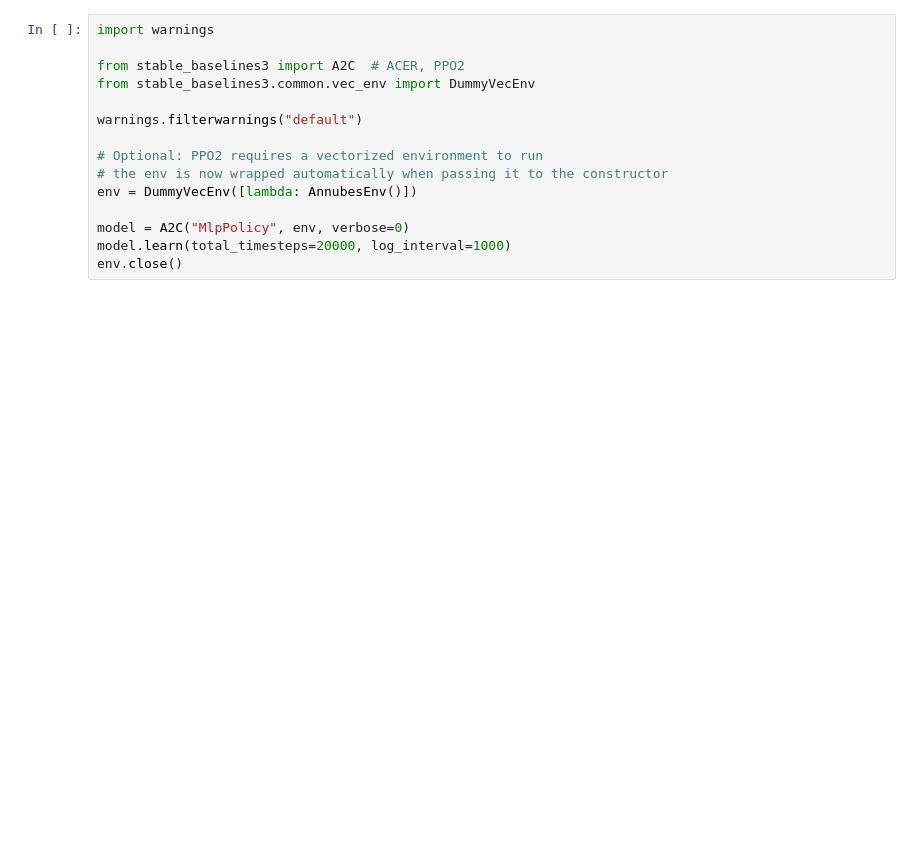
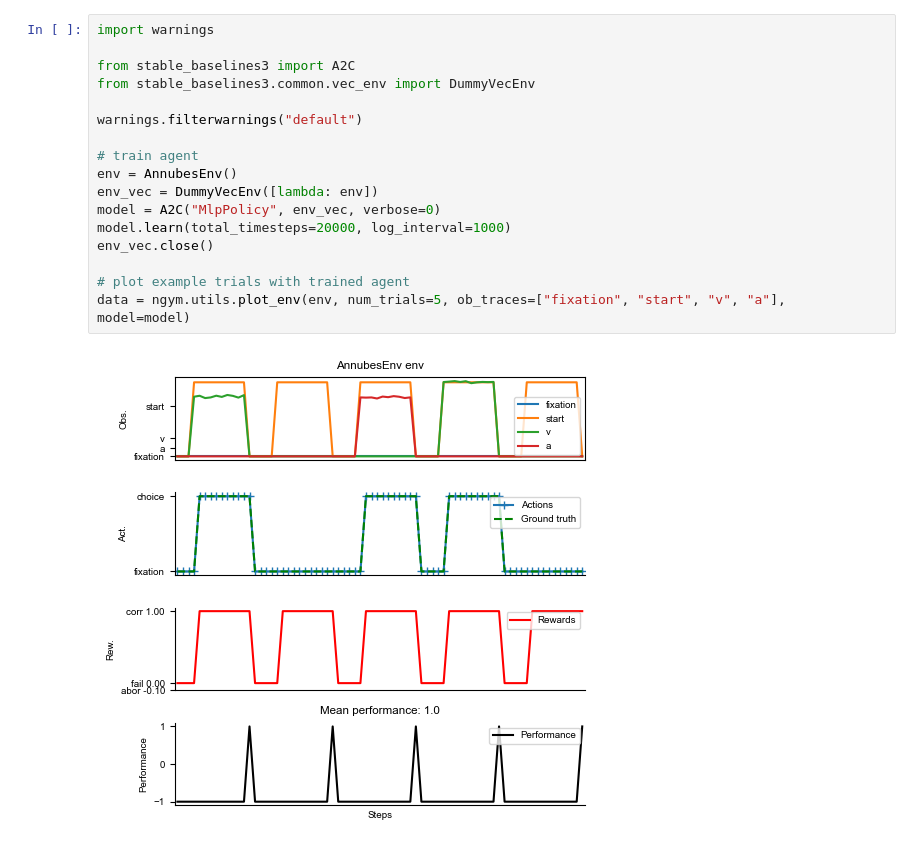
Before and after one commit to neurogym/neurogym, a Jupyter notebook: examples/example_annubes.ipynb, the cells around one changed output. Saved outputs shown, nothing was run; the diff lists cells and outputs as text; blank space fills up the shorter version.

Commit message:
add seq training

```diff
--- a/examples/example_annubes.ipynb
+++ b/examples/example_annubes.ipynb
@@ -19,15 +56,19 @@ fig = ngym.utils.plot_env(
 # %%
 import warnings
 
-from stable_baselines3 import A2C  # ACER, PPO2
+from stable_baselines3 import A2C
 from stable_baselines3.common.vec_env import DummyVecEnv
 
 warnings.filterwarnings("default")
 
-# Optional: PPO2 requires a vectorized environment to run
-# the env is now wrapped automatically when passing it to the constructor
-env = DummyVecEnv([lambda: AnnubesEnv()])
+# train agent
+env = AnnubesEnv()
+env_vec = DummyVecEnv([lambda: env])
+model = A2C("MlpPolicy", env_vec, verbose=0)
+model.learn(total_timesteps=20000, log_interval=1000)
+env_vec.close()
 
-model = A2C("MlpPolicy", env, verbose=0)
-model.learn(total_timesteps=20000, log_interval=1000)
-env.close()
+# plot example trials with trained agent
+data = ngym.utils.plot_env(env, num_trials=5, ob_traces=["fixation", "start", "v", "a"], model=model)
+# %% [output]
+[figure, added]
```
Also changed, not shown: parts of 9 cells of this notebook.
